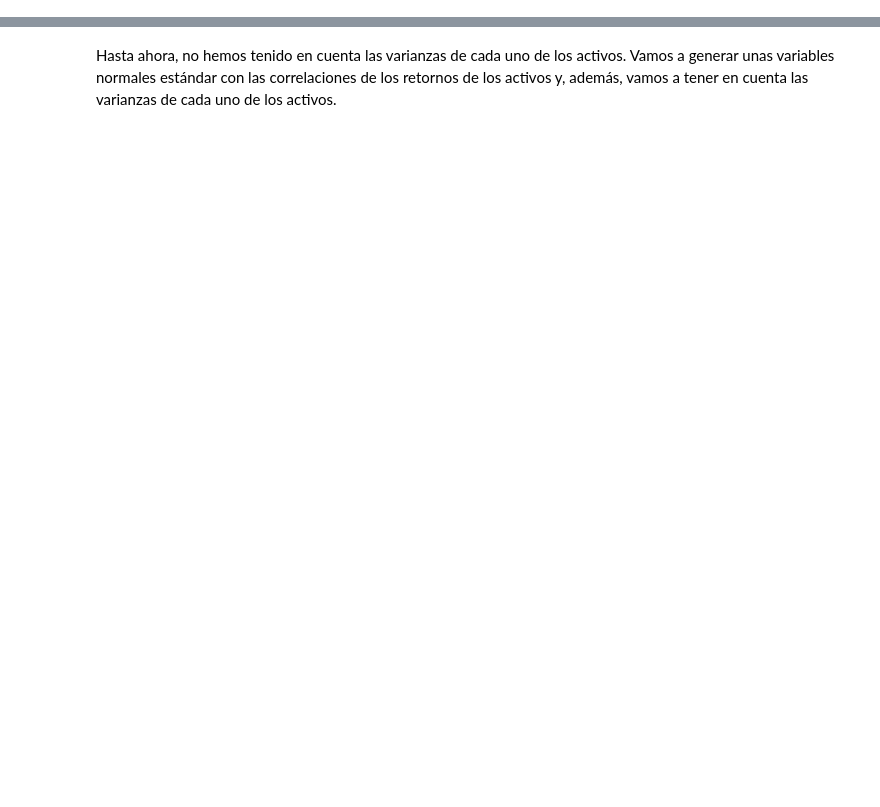
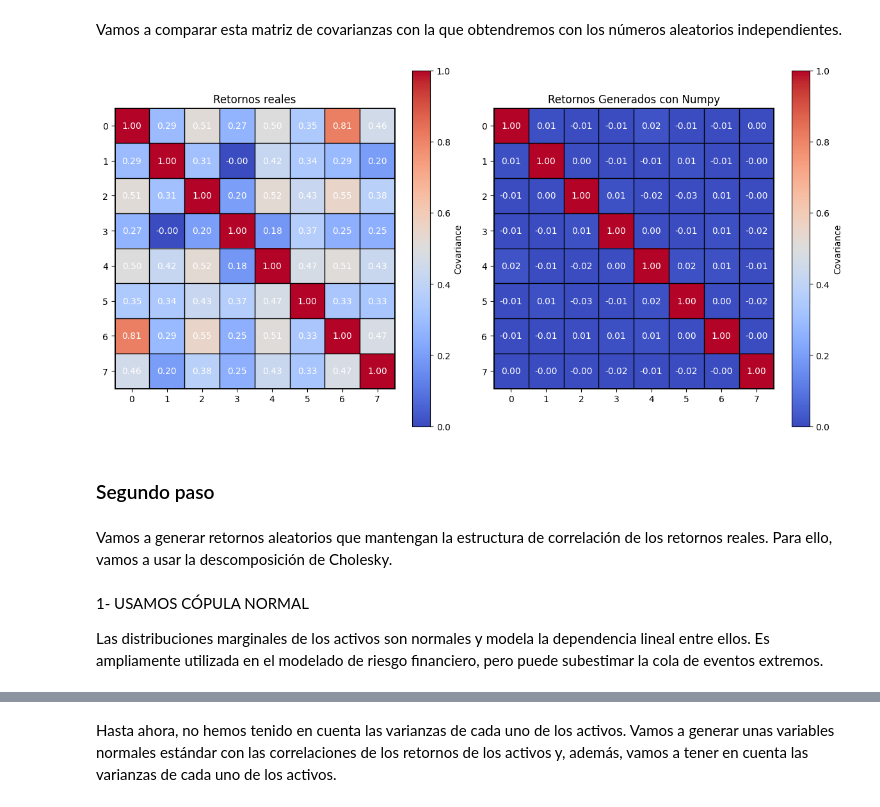
Before and after one commit to alfonso-santos/Portfolio-Optimization, a Jupyter notebook: source/Portfolio Optimization.ipynb, the cells around one changed output, grey strips where cells are left out. Drawn from its saved outputs; the diff is of its cells as text; code cells hidden in the pictures; blank space fills up the shorter version.

```diff
--- a/source/Portfolio Optimization.ipynb
+++ b/source/Portfolio Optimization.ipynb
@@ -47,7 +0,0 @@ corr_ret = np.corrcoef(ret, rowvar=False) #Matrix of correlation of the returns
-# %%
-# Crear un mapa de calor de la matriz de covarianzas
-plt.figure(figsize=(8, 6))
-sns.set(font_scale=1.2)
-sns.heatmap(corr_ret, annot=True, cmap='coolwarm', fmt='.2f', linewidths=0.5, linecolor='black', cbar=True, square=True)
-plt.title('Matriz de correlación de los rendimientos de los activos')
-plt
@@ -194,0 +128,30 @@ plt.show()
+# %% [markdown]
+Vamos a comparar esta matriz de covarianzas con la que obtendremos con los números aleatorios independientes.
+# %%
+# Crea una figura con dos subgráficos en una fila
+fig, axs = plt.subplots(1, 2, figsize=(12, 6))
+
+# Llama a la función dibuja_covar en el primer subgráfico
+dibuja_covar_ax(corr_ret, axs[0])
+axs[0].set_title('Retornos reales')
+
+# Llama a la función dibuja_covar en el segundo subgráfico
+dibuja_covar_ax(corr_ind, axs[1])
+axs[1].set_title('Retornos Generados con Numpy')
+
+# Ajusta el espacio entre los subgráficos
+plt.tight_layout()
+
+
+# Muestra la gráfica con ambos subgráficos
+plt.show()
+# %% [output]
+[figure, added]
+# %% [markdown]
+### Segundo paso
+# %% [markdown]
+Vamos a generar retornos aleatorios que mantengan la estructura de correlación de los retornos reales. Para ello, vamos a usar la descomposición de Cholesky.
+# %% [markdown]
+1- USAMOS CÓPULA NORMAL
+
+Las distribuciones marginales de los activos son normales y modela la dependencia lineal entre ellos. Es ampliamente utilizada en el modelado de riesgo financiero, pero puede subestimar la cola de eventos extremos.
```
Also changed, not shown: parts of 95 cells of this notebook, 1 other file.
